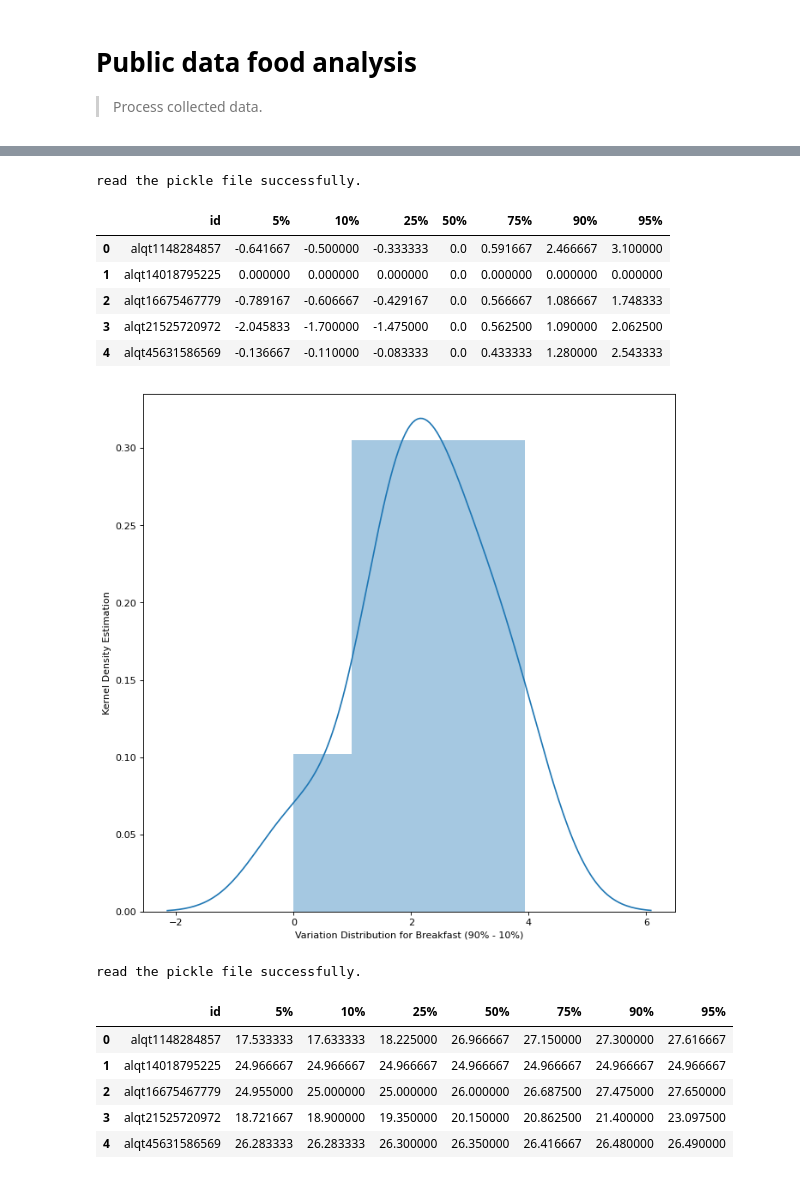
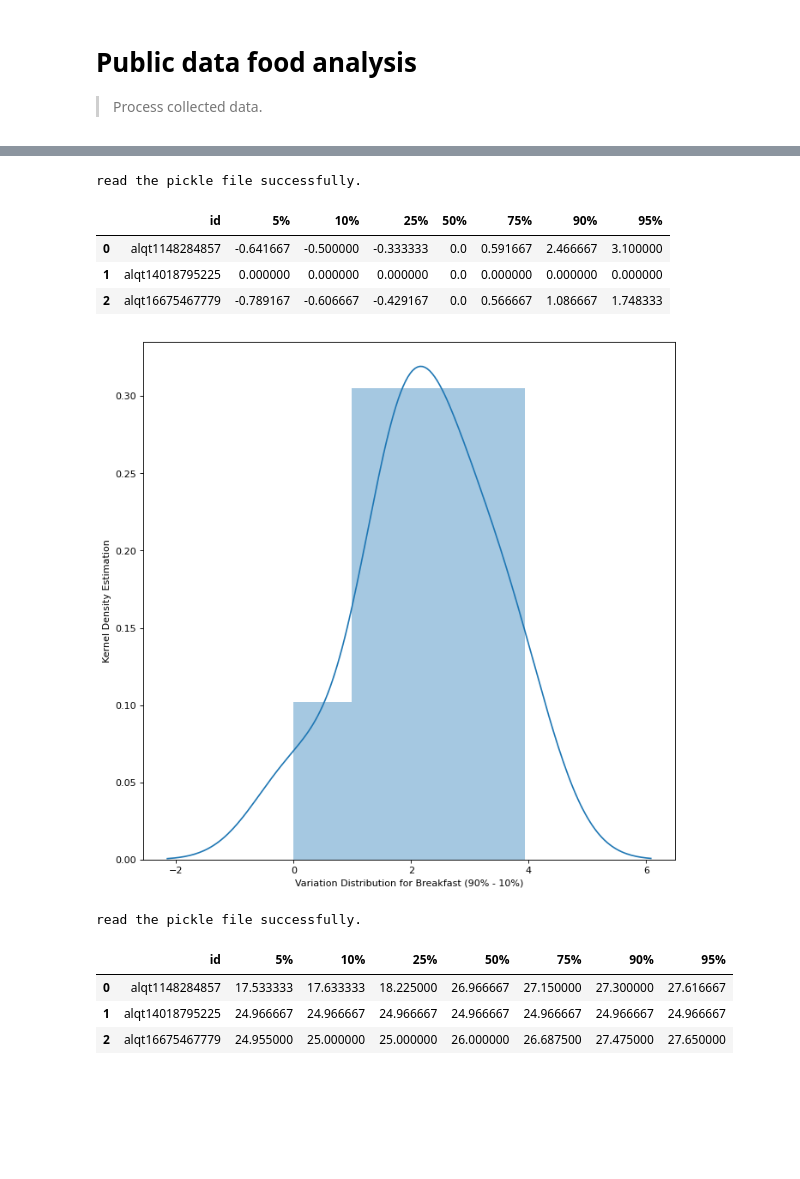
Before and after one commit to tktran11/treets, a Jupyter notebook: 00_core.ipynb, the cells around one changed output, grey strips where cells are left out. Drawn from its saved outputs; the diff is of its cells as text; code cells hidden in the pictures; blank space fills up the shorter version.

```diff
--- a/00_core.ipynb
+++ b/00_core.ipynb
@@ -427,4 +404,4 @@ read the pickle file successfully.
 # %%
-df = load_public_data('data/test_food_details.csv',export=False)
-get_certain_types(df, ['m'])
+df = load_public_data('data/test_food_details.csv')
+get_certain_types(df, ['m']).head(3)
 # %% [output]
@@ -493,23 +460,25 @@ read the pickle file successfully.
 # %%
 # export
-def breakfast_analysis_variability(in_path, out_path=None, export = False):
+def breakfast_analysis_variability(in_path):
     """
-    @param in_path: input path, file in pickle, csv or panda dataframe format\n
-    @param export: whether to save the dataframe locally\n
-    @param out_path: path of the saved file if export==True, csv format\n
-    @return: returns a dataframe that contains 5%,10%,25%,50%,75%,90%,95% quantile of dinner time minus 50% time for all subjects from the in_path file.\n
-    Also returns a histgram that represent the 90%-10% interval for all subjects.
+    Description:\n
+       This function calculates the variability by subtracting 5%,10%,25%,50%,75%,90%,95% quantile of breakfast time from the 50% breakfast time. It also make a histogram that represents the 90%-10% interval for all subjects.\n
+
+    Input:\n
+        - in_path : input path, file in pickle, csv or panda dataframe format.\n
+
+    Return:\n
+        - A dataframe that contains 5%,10%,25%,50%,75%,90%,95% quantile of breakfast time minus 50% time for each subjects from the in_path file.\n
+
+    Requirements:\n
+        in_path file must have the following columns:\n
+            - unique_code\n
+            - date\n
+            - local_time\n
     """
 
-    if isinstance(in_path, str):
-        if in_path.split('.')[-1] == 'pickle':
-            df = pickle.load(open(in_path,'rb'))
-            print('read the pickle file successfully.')
-        if in_path.split('.')[-1] == 'csv':
-            df = pd.read_csv(in_path)
-            print('read the csv file successfully.')
-    else:
-        df = in_path
+
+    df = universal_key(in_path)
 
     # leave only the adherent loggings
     df = get_adherent_column(df)
@@ -537,20 +506,15 @@ def breakfast_analysis_variability(in_path, out_path=None, export = False):
     sns_plot = sns.distplot( breakfast_variability_df['90%'] - breakfast_variability_df['10%'] )
     ax.set(xlabel='Variation Distribution for Breakfast (90% - 10%)', ylabel='Kernel Density Estimation')
 
-    if export == True:
-        breakfast_variability_df.to_csv(out_path)
-
     return breakfast_variability_df
 # %%
-breakfast_analysis_variability('data/output/public_basline_usable_expanded.pickle').head()
+breakfast_analysis_variability('data/output/public_basline_usable_expanded.pickle').head(3)
 # %% [output]
 read the pickle file successfully.
 |  | id | 5% | 10% | 25% | 50% | 75% | 90% | 95% |
 | 0 | alqt1148284857 | -0.641667 | -0.500000 | -0.333333 | 0.0 | 0.591667 | 2.466667 | 3.100000 |
 | 1 | alqt14018795225 | 0.000000 | 0.000000 | 0.000000 | 0.0 | 0.000000 | 0.000000 | 0.000000 |
 | 2 | alqt16675467779 | -0.789167 | -0.606667 | -0.429167 | 0.0 | 0.566667 | 1.086667 | 1.748333 |
-| 3 | alqt21525720972 | -2.045833 | -1.700000 | -1.475000 | 0.0 | 0.562500 | 1.090000 | 2.062500 |
-| 4 | alqt45631586569 | -0.136667 | -0.110000 | -0.083333 | 0.0 | 0.433333 | 1.280000 | 2.543333 |
 [figure]
 # %%
 # export
@@ -592,15 +556,13 @@ def dinner_analysis_summary(in_path, out_path=None, export = False):
 
     return dinner_summary_df
 # %%
-dinner_analysis_summary('data/output/public_basline_usable_expanded.pickle').head()
+dinner_analysis_summary('data/output/public_basline_usable_expanded.pickle').head(3)
 # %% [output]
 read the pickle file successfully.
 |  | id | 5% | 10% | 25% | 50% | 75% | 90% | 95% |
 | 0 | alqt1148284857 | 17.533333 | 17.633333 | 18.225000 | 26.966667 | 27.150000 | 27.300000 | 27.616667 |
 | 1 | alqt14018795225 | 24.966667 | 24.966667 | 24.966667 | 24.966667 | 24.966667 | 24.966667 | 24.966667 |
 | 2 | alqt16675467779 | 24.955000 | 25.000000 | 25.000000 | 26.000000 | 26.687500 | 27.475000 | 27.650000 |
-| 3 | alqt21525720972 | 18.721667 | 18.900000 | 19.350000 | 20.150000 | 20.862500 | 21.400000 | 23.097500 |
-| 4 | alqt45631586569 | 26.283333 | 26.283333 | 26.300000 | 26.350000 | 26.416667 | 26.480000 | 26.490000 |
 # %%
 # export
 def dinner_analysis_variability(in_path, out_path=None, export = False):
```
Also changed, not shown: parts of 26 cells of this notebook, 10 other files.
